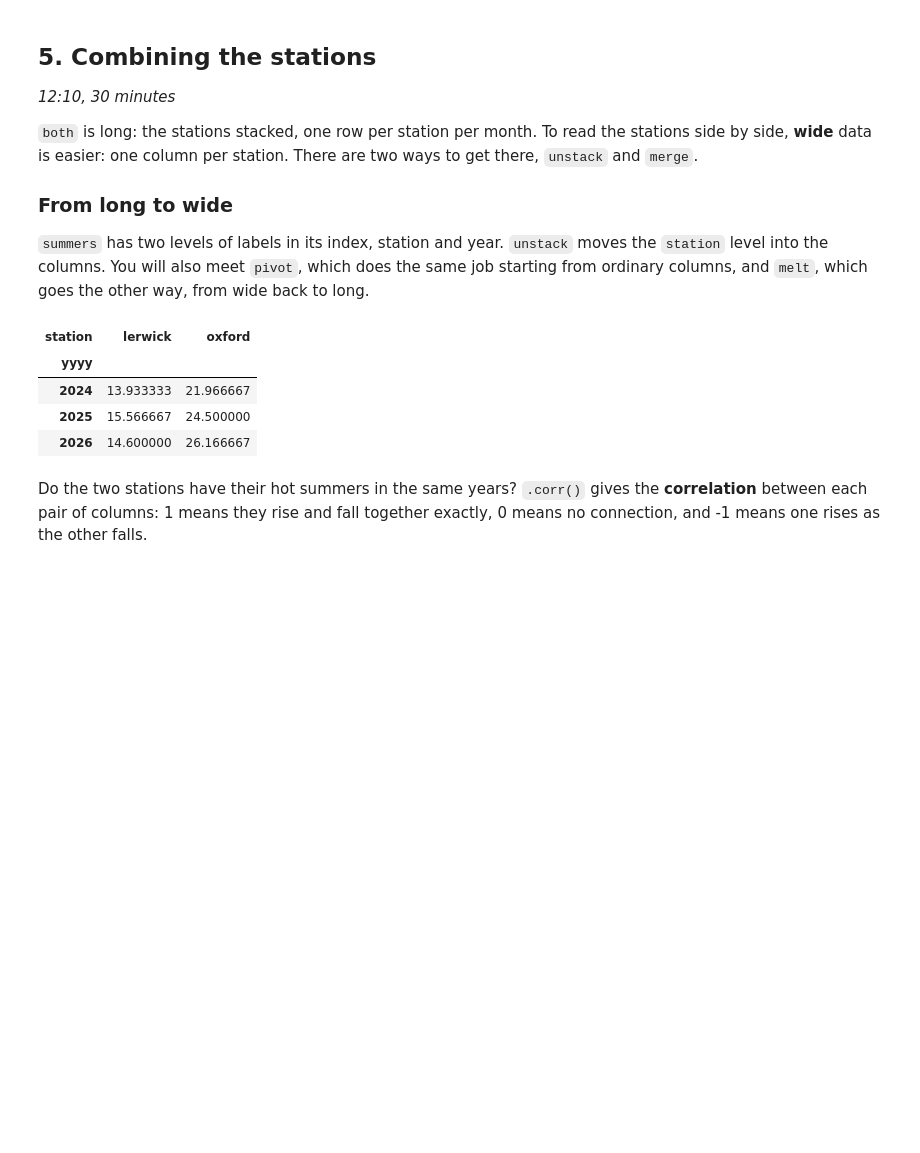
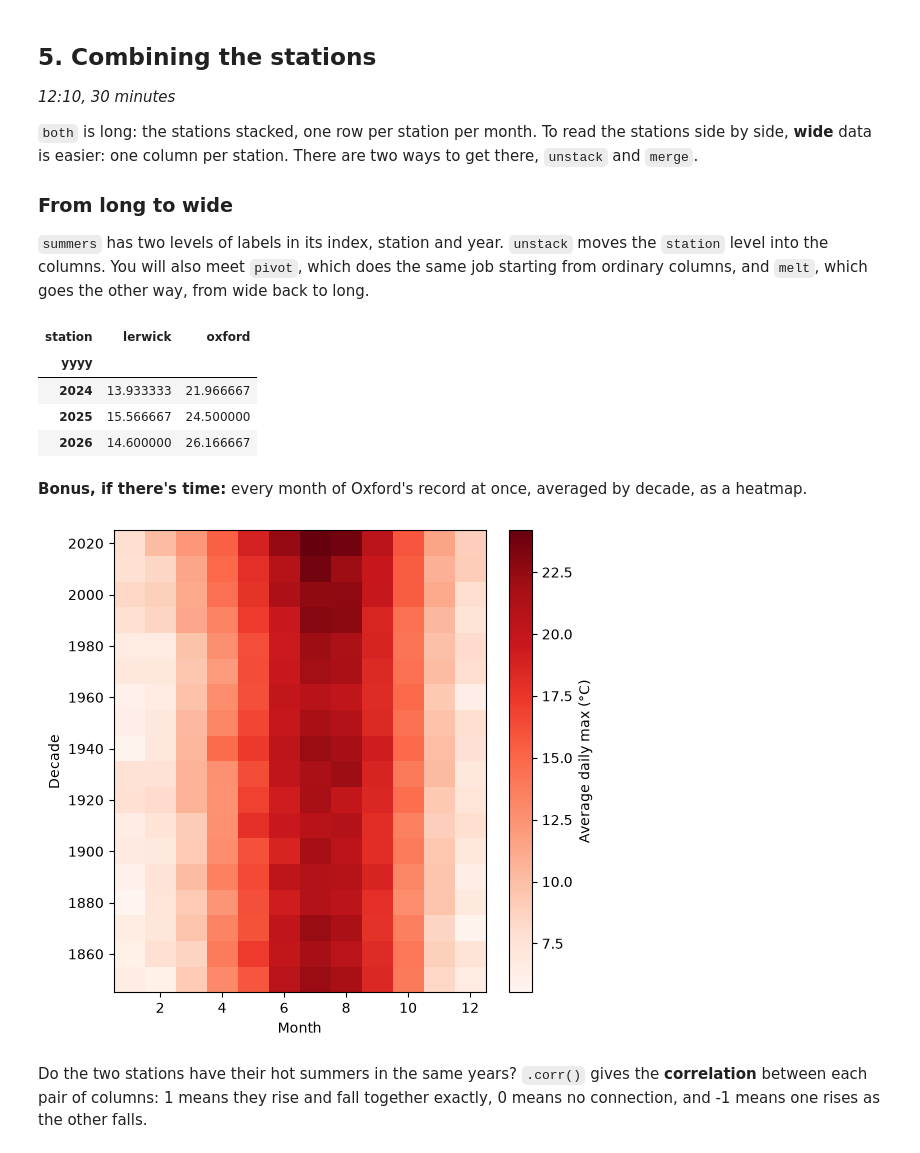
Before and after one commit to cafoala/cfrr-python-for-data-analysis, a Jupyter notebook: notebooks/day2_solutions.ipynb, the cells around one changed output. Cells and saved outputs as stored; diff of their text form; code cells hidden in the pictures; blank space fills up the shorter version.

```diff
--- a/notebooks/day2_solutions.ipynb
+++ b/notebooks/day2_solutions.ipynb
@@ -531,6 +546,19 @@ wide.tail(3)
 | 2024 | 13.933333 | 21.966667 |
 | 2025 | 15.566667 | 24.500000 |
 | 2026 | 14.600000 | 26.166667 |
+# %% [markdown]
+**Bonus, if there's time:** every month of Oxford's record at once, averaged by decade, as a heatmap.
+# %%
+grid = oxford.set_index(["yyyy", "mm"])["tmax"].unstack("mm")
+decades = grid.groupby(grid.index // 10 * 10).mean()
+fig, ax = plt.subplots(figsize=(6, 6))
+mesh = ax.pcolormesh(decades.columns, decades.index, decades, cmap="Reds")
+fig.colorbar(mesh, ax=ax, label="Average daily max (°C)")
+ax.set_xlabel("Month")
+ax.set_ylabel("Decade")
+plt.show()
+# %% [output]
+[figure, added]
 # %% [markdown]
 Do the two stations have their hot summers in the same years? `.corr()` gives the **correlation** between each pair of columns: 1 means they rise and fall together exactly, 0 means no connection, and -1 means one rises as the other falls.
 # %%
```
Also changed, not shown: parts of 4 cells of this notebook, 2 other files.
